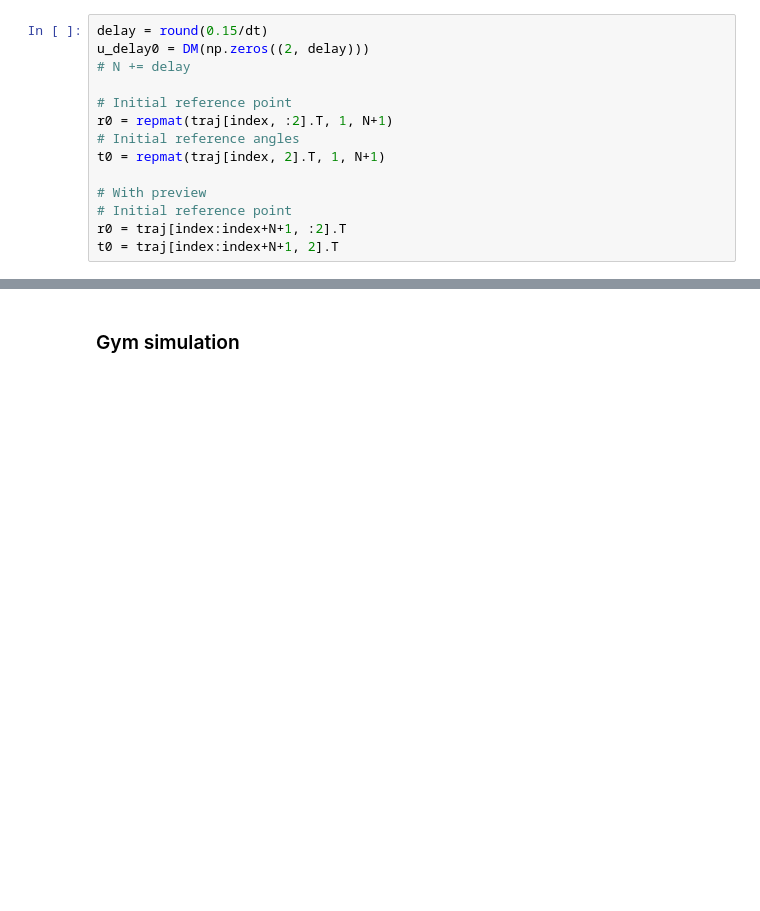
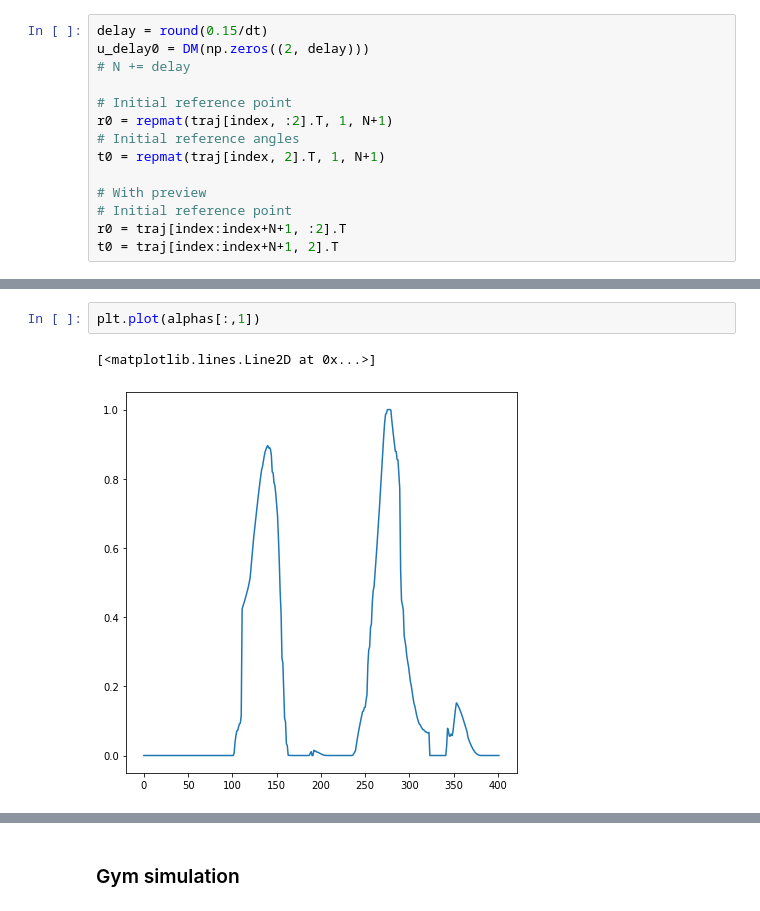
Before and after one commit to giuliovv/duckrace, a Jupyter notebook: iterative_mpc.ipynb, the cells around one changed output, grey strips where cells are left out. Saved outputs shown, nothing was run; the diff lists cells and outputs as text; blank space fills up the shorter version.

```diff
--- a/iterative_mpc.ipynb
+++ b/iterative_mpc.ipynb
@@ -273,3 +265,8 @@ while True:
+# %%
+plt.plot(alphas[:,1])
+# %% [output]
+[<matplotlib.lines.Line2D at 0x...>]
+[figure, added]
 # %%
 f"Max reached speed: {X_log[3,:].max()}, max speed is 0.6"
 # %% [output]
```
Also changed, not shown: parts of 15 cells of this notebook.
